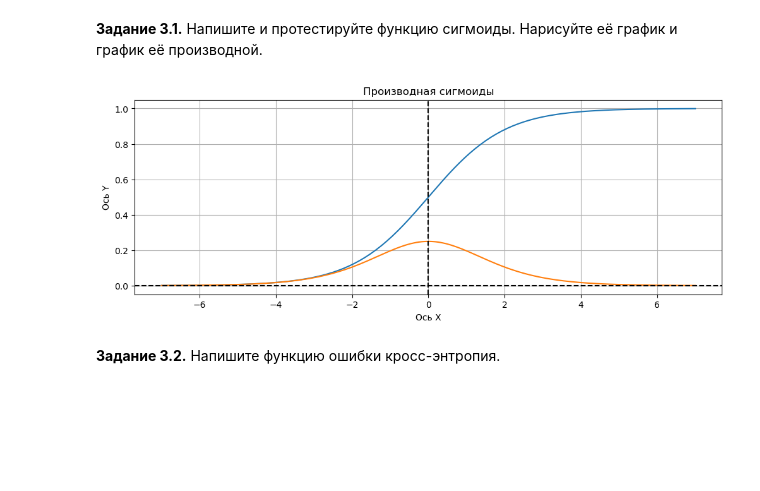
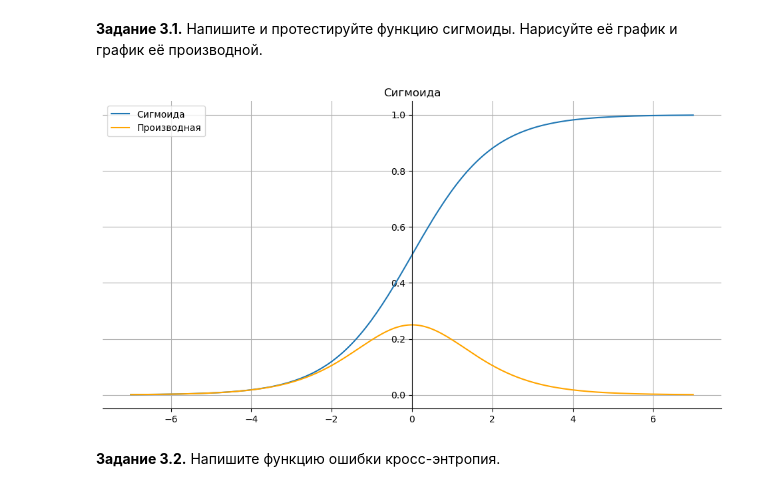
Before and after one commit to giezz/ml-module-2, a Jupyter notebook: lab5/ml_lab5.ipynb, the cells around one changed output. Drawn from its saved outputs; the diff is of its cells as text; code cells hidden in the pictures; blank space fills up the shorter version.

```diff
--- a/lab5/ml_lab5.ipynb
+++ b/lab5/ml_lab5.ipynb
@@ -65,24 +65,58 @@ def sigmoid_derivative(x):
     s = sigmoid(x)
     return s * (1 - s)
 # %%
-z = np.linspace(-7, 7, 200)
-plt.figure(figsize=(12, 4))
+# z = np.linspace(-7, 7, 200)
+# plt.figure(figsize=(12, 4))
 
-plt.plot(z, sigmoid(z))
-plt.title('Сигмоида')
-plt.plot(z, sigmoid_derivative(z))
-plt.title('Производная сигмоиды')
-plt.xlabel('x')
-plt.ylabel('y')
-plt.axhline(0, color='black',  linestyle='--')
-plt.axvline(0, color='black',  linestyle='--')
-plt.xlabel('Ось X')
-plt.ylabel('Ось Y')
-plt.grid(True)
+# plt.plot(z, sigmoid(z))
+# plt.title('Сигмоида')
+# plt.plot(z, sigmoid_derivative(z))
+# plt.title('Производная сигмоиды')
+# plt.xlabel('x')
+# plt.ylabel('y')
+# plt.axhline(0, color='black',  linestyle='--')
+# plt.axvline(0, color='black',  linestyle='--')
+# plt.xlabel('Ось X')
+# plt.ylabel('Ось Y')
+# plt.grid(True)
 
-plt.show()
+# plt.show()
-# %% [output]
-[figure, removed]
+# %%
+z = np.linspace(-7, 7, 200)
+
+plt.figure(figsize=(12, 6))
+
+ax1 = plt.subplot(1, 1, 1)
+ax1.plot(z, sigmoid(z), label='Сигмоида')
+ax1.plot(z, sigmoid_derivative(z), color='orange', label='Производная')
+
+ax1.spines['left'].set_position('center')
+# ax1.spines['bottom'].set_position('center')
+ax1.spines['right'].set_color('none')
+ax1.spines['top'].set_color('none')
+ax1.xaxis.set_ticks_position('bottom')
+ax1.yaxis.set_ticks_position('left')
+ax1.set_title('Сигмоида')
+ax1.grid(True)
+ax1.legend()
+
+# ax2 = plt.subplot(1, 2, 2)  # Второй подграфик
+# ax2.plot(z, sigmoid_derivative(z), color='orange', label='Производная')
+
+# ax2.spines['left'].set_position('center')
+# ax2.spines['bottom'].set_position('center')
+# ax2.spines['right'].set_color('none')
+# ax2.spines['top'].set_color('none')
+# ax2.xaxis.set_ticks_position('bottom')
+# ax2.yaxis.set_ticks_position('left')
+# ax2.set_title('Производная сигмоиды')
+# ax2.grid(True)
+# ax2.legend()
+
+# plt.tight_layout()
+plt.show()
+# %% [output]
+[figure, added]
 # %% [markdown]
 **Задание 3.2.** Напишите функцию ошибки кросс-энтропия.
 # %%
```
